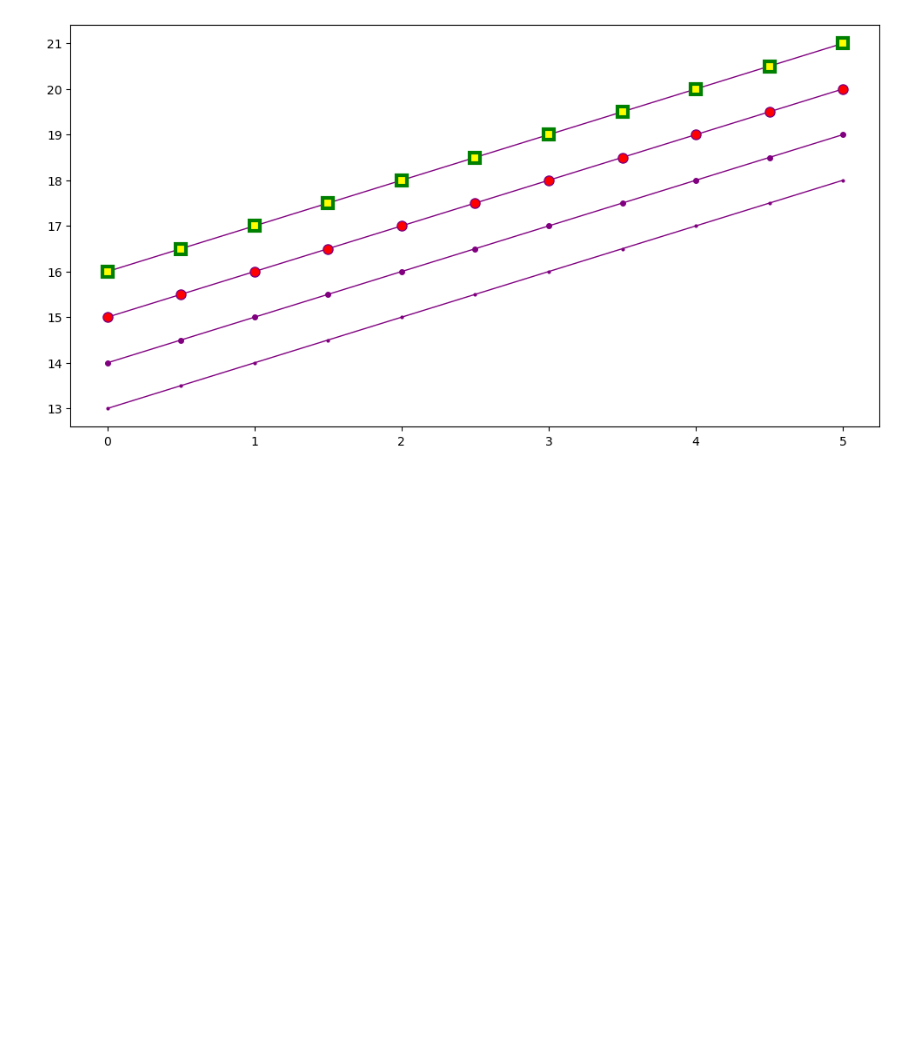
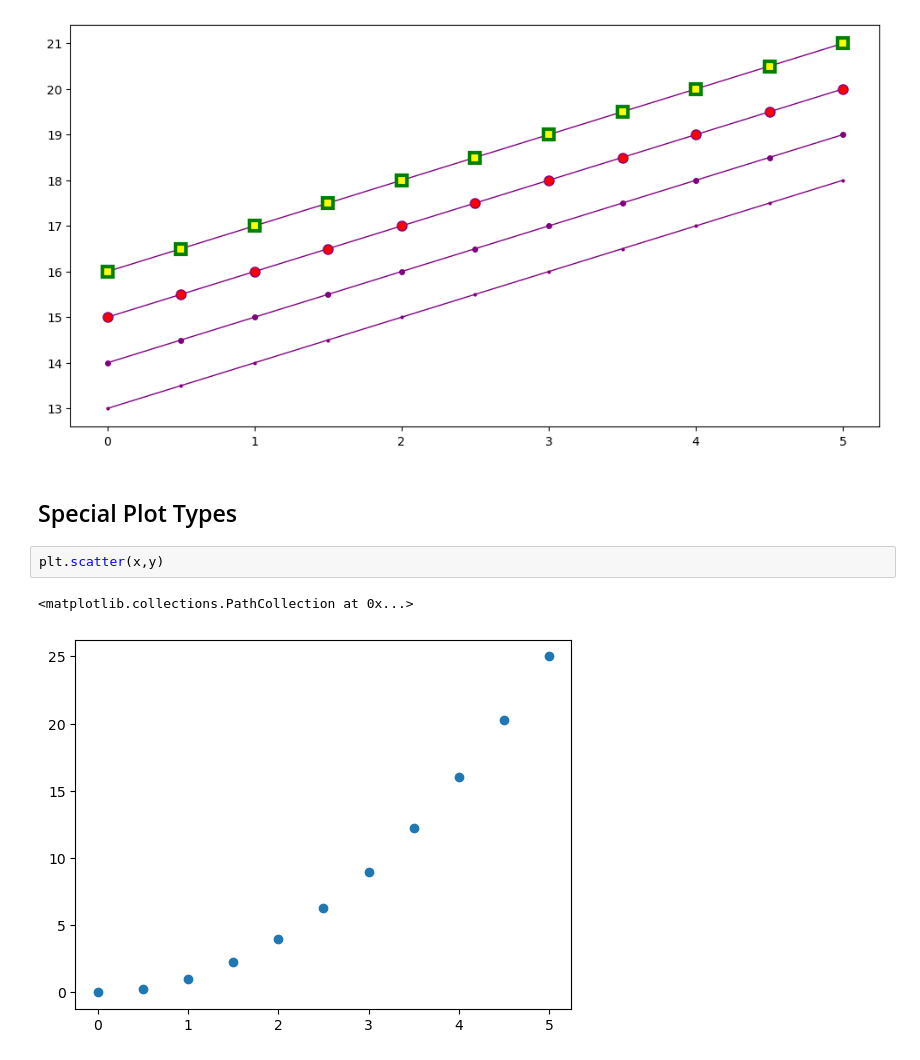
Before and after one commit to SiddheshDaphane/Python-for-data-science-and-machine-learning, a Jupyter notebook: 4. Matplotlib.ipynb, the cells around one changed output. Cells and saved outputs as stored; diff of their text form; blank space fills up the shorter version.

Commit message:
Matplotlib

```diff
--- a/4. Matplotlib.ipynb
+++ b/4. Matplotlib.ipynb
@@ -321,3 +321,10 @@ ax.plot(x, x+16, color="purple", lw=1, ls='-', marker='s', markersize=8,
         markerfacecolor="yellow", markeredgewidth=3, markeredgecolor="green");
 # %% [output]
 [figure]
+# %% [markdown]
+## Special Plot Types
+# %%
+plt.scatter(x,y)
+# %% [output]
+<matplotlib.collections.PathCollection at 0x...>
+[figure, added]
```
Also changed, not shown: parts of 9 cells of this notebook.
